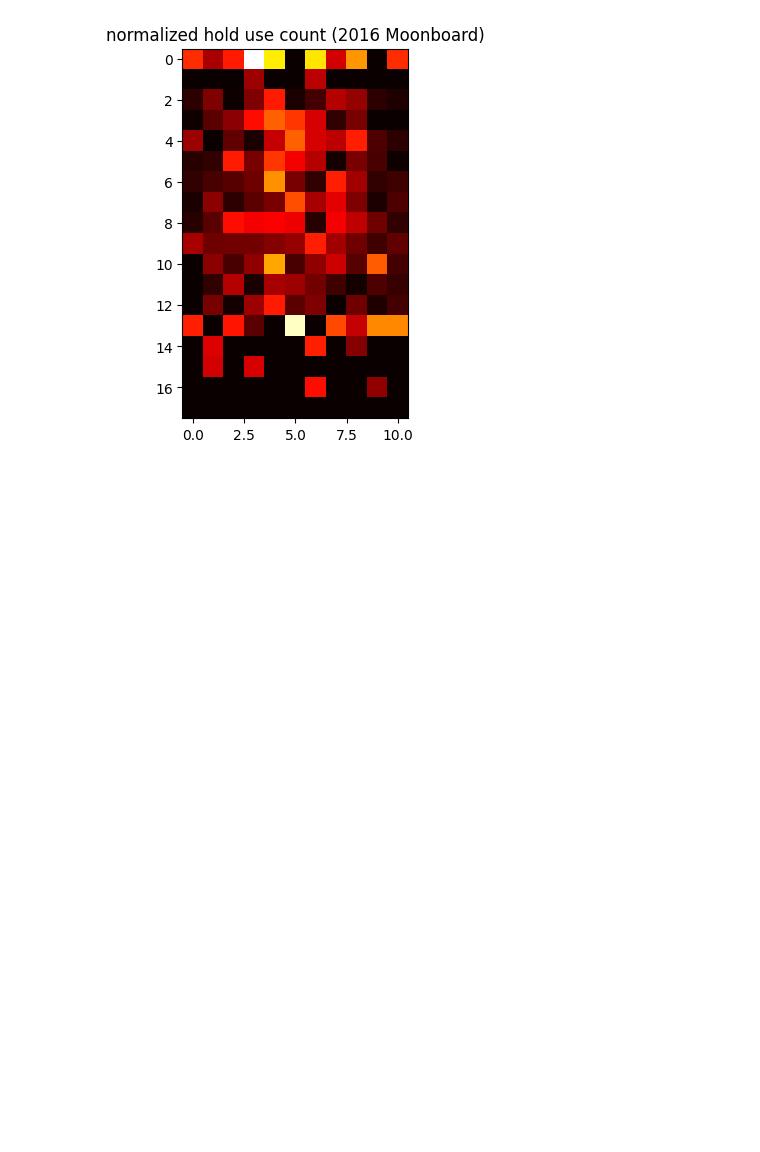
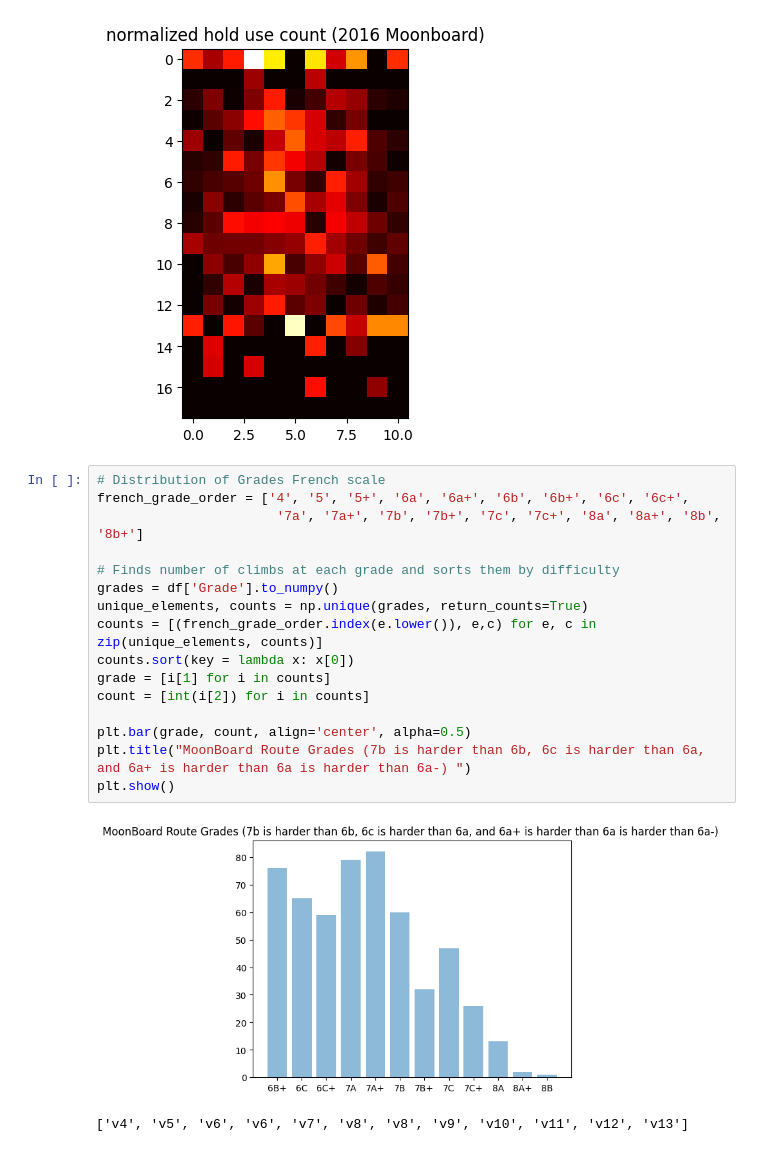
Before and after one commit to averyiorio/capaneus, a Jupyter notebook: src/descriptive_analytics.ipynb, the cells around one changed output. Cells and saved outputs as stored; diff of their text form; blank space fills up the shorter version.

```diff
--- a/src/descriptive_analytics.ipynb
+++ b/src/descriptive_analytics.ipynb
@@ -97,6 +114,25 @@ plt.show()
 # %% [output]
 [figure]
 [figure]
+# %%
+# Distribution of Grades French scale
+french_grade_order = ['4', '5', '5+', '6a', '6a+', '6b', '6b+', '6c', '6c+',
+                       '7a', '7a+', '7b', '7b+', '7c', '7c+', '8a', '8a+', '8b', '8b+']
+
+# Finds number of climbs at each grade and sorts them by difficulty
+grades = df['Grade'].to_numpy()
+unique_elements, counts = np.unique(grades, return_counts=True)
+counts = [(french_grade_order.index(e.lower()), e,c) for e, c in zip(unique_elements, counts)]
+counts.sort(key = lambda x: x[0])
+grade = [i[1] for i in counts]
+count = [int(i[2]) for i in counts]
+
+plt.bar(grade, count, align='center', alpha=0.5)
+plt.title("MoonBoard Route Grades (7b is harder than 6b, 6c is harder than 6a, and 6a+ is harder than 6a is harder than 6a-) ")
+plt.show()
+# %% [output]
+[figure, added]
+['v4', 'v5', 'v6', 'v6', 'v7', 'v8', 'v8', 'v9', 'v10', 'v11', 'v12', 'v13']
 # %%
 #function to find distance between holds
 def hold_distance(h1, h2):
```
Also changed, not shown: parts of 8 cells of this notebook, 8 other files.
